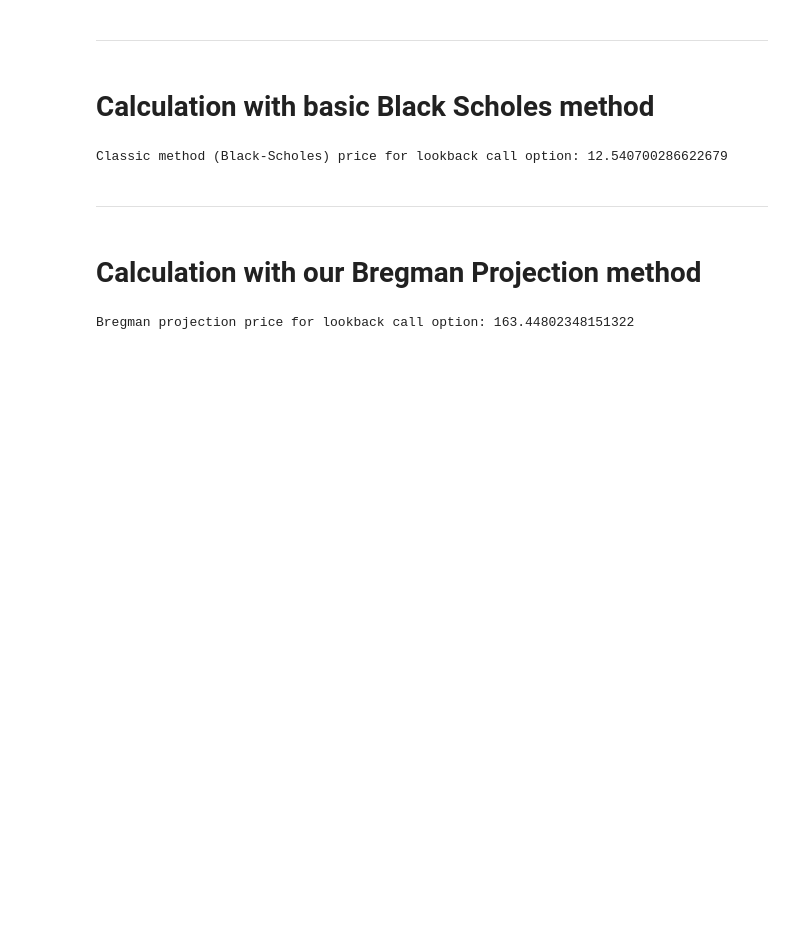
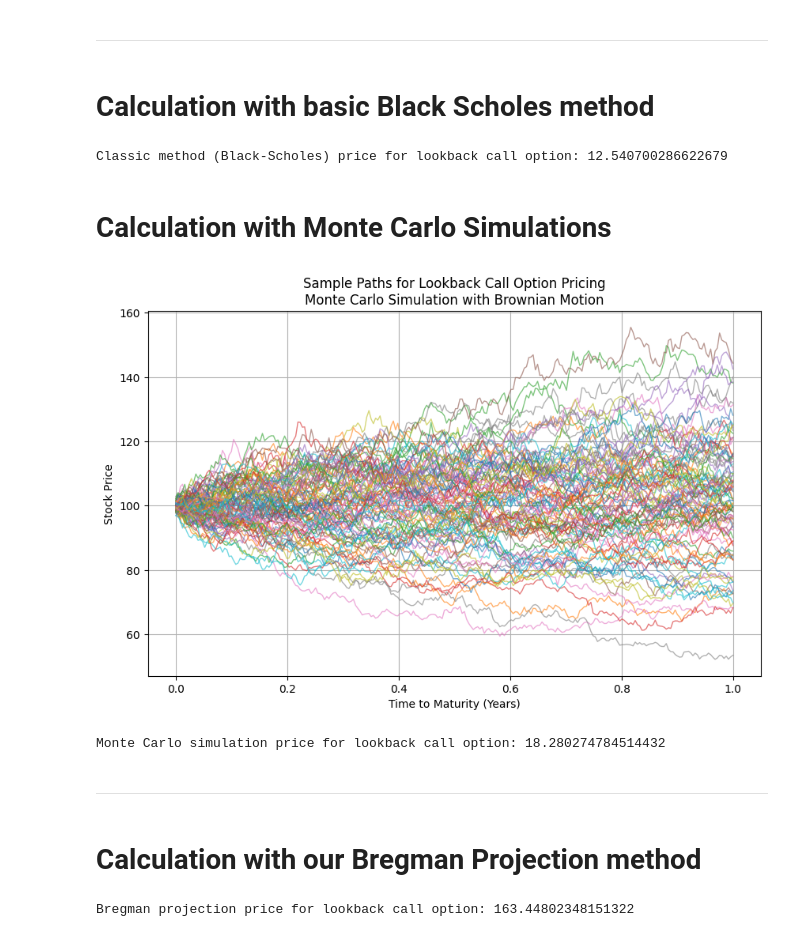
Before and after one commit to romain-mondelice/CS-LabProject, a Jupyter notebook: notebooks/MOT_pricing/lookback_option_pricing.ipynb, the cells around one changed output. Saved outputs shown, nothing was run; the diff lists cells and outputs as text; code cells hidden in the pictures; blank space fills up the shorter version.

Commit message:
Update lookback_option_pricing.ipynb
v3

```diff
--- a/notebooks/MOT_pricing/lookback_option_pricing.ipynb
+++ b/notebooks/MOT_pricing/lookback_option_pricing.ipynb
@@ -70,6 +70,53 @@ classic_price = black_scholes_call(S, K, T, r, sigma)
 print("Classic method (Black-Scholes) price for lookback call option:", classic_price)
 # %% [output]
 Classic method (Black-Scholes) price for lookback call option: 12.540700286622679
+# %% [markdown]
+# **Calculation with Monte Carlo Simulations**
+# %%
+# Parameters for the European call option
+S = 100  # Initial stock price
+K = 100  # Strike price (not directly used in floating strike lookback calculation)
+T = 1    # Time to maturity (in years)
+r = 0.05 # Risk-free interest rate
+sigma = 0.2  # Volatility
+n_trials = 10000  # Number of Monte Carlo trials
+n_steps = 252  # Number of steps within the time to maturity
+
+def monte_carlo_lookback_call_brownian_plot(S, K, T, r, sigma, n_trials, n_steps):
+    dt = T / n_steps
+    paths = []
+    max_prices = np.zeros(n_trials)  # To keep track of the maximum stock price in each trial
+
+    for i in range(n_trials):
+        # Generate Brownian motion: cumulative sum of normal random increments
+        increments = sigma * np.sqrt(dt) * np.random.normal(size=n_steps) + (r - 0.5 * sigma**2) * dt
+        price_paths = S * np.exp(np.cumsum(increments))
+        max_prices[i] = np.max(price_paths)
+        if i < 100:  # Only store 100 paths for plotting to avoid overloading the plot
+            paths.append(price_paths)
+
+    # Compute the payoff for lookback option: max(S(t) - K, 0)
+    payoffs = np.maximum(max_prices - S, 0)
+    option_price = np.exp(-r * T) * np.mean(payoffs)
+
+    # Plotting
+    plt.figure(figsize=(10, 6))
+    for path in paths:
+        plt.plot(np.linspace(0, T, n_steps), path, lw=1, alpha=0.6)
+    plt.title('Sample Paths for Lookback Call Option Pricing\nMonte Carlo Simulation with Brownian Motion')
+    plt.xlabel('Time to Maturity (Years)')
+    plt.ylabel('Stock Price')
+    plt.grid(True)
+    plt.show()
+
+    return option_price
+
+# Running the simulation with plotting
+lookback_call_price_with_plot = monte_carlo_lookback_call_brownian_plot(S, K, T, r, sigma, n_trials, n_steps)
+print("Monte Carlo simulation price for lookback call option:", lookback_call_price_with_plot)
+# %% [output]
+[figure, added]
+Monte Carlo simulation price for lookback call option: 18.280274784514432
 # %% [markdown]
 ---
 # %% [markdown]
```
